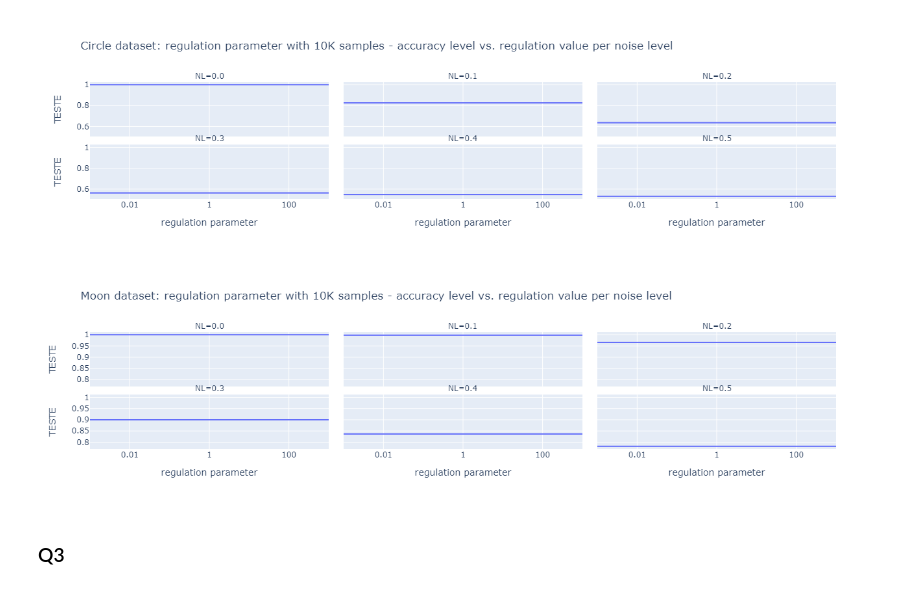
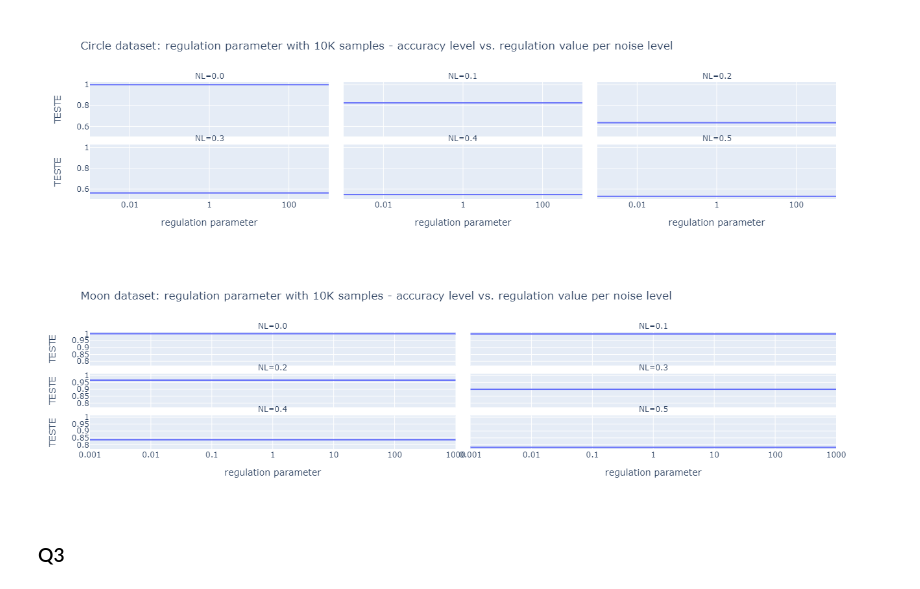
Before and after one commit to binyamin9913/Python_ML-2022, a Jupyter notebook: Final project/Modeling Exercise-mySolution.ipynb, the cells around one changed output. Saved outputs shown, nothing was run; the diff lists cells and outputs as text; code cells hidden in the pictures.

```diff
--- a/Final project/Modeling Exercise-mySolution.ipynb
+++ b/Final project/Modeling Exercise-mySolution.ipynb
@@ -398,13 +395,13 @@ px.line(dfOfLogRegIn10KSampels, x='REGULARIZATIN', labels = {'REGULARIZATIN': 'r
 # %% [output]
 [figure]
 # %%
-dfOfLogRegIn10KSampels = dfOfLogRegInMoon.groupby(['NL', 'REGULARIZATIN']).apply(lambda grp: grp[grp.TESTE == grp.TESTE.max()]).reset_index(drop=True)
+dfOfLogRegIn10KSampels = dfOfLogRegInMoon.groupby(['NL', 'REGULARIZATIN']).apply(lambda group: group[group.TESTE == group.TESTE.max()]).reset_index(drop=True)
 px.line(dfOfLogRegIn10KSampels, x='REGULARIZATIN', labels = {'REGULARIZATIN': 'regulation parameter'}, y='TESTE',
-        facet_col='NL', facet_col_wrap=3,
+        facet_col='NL', facet_col_wrap=2,
         log_x=True,
         title="Moon dataset: regulation parameter with 10K samples - accuracy level vs. regulation value per noise level")
 # %% [output]
-[figure, old version]
+[figure, new version]
 # %% [markdown]
 ### Q3
 # %% [markdown]
```
Also changed, not shown: parts of 20 cells of this notebook.
